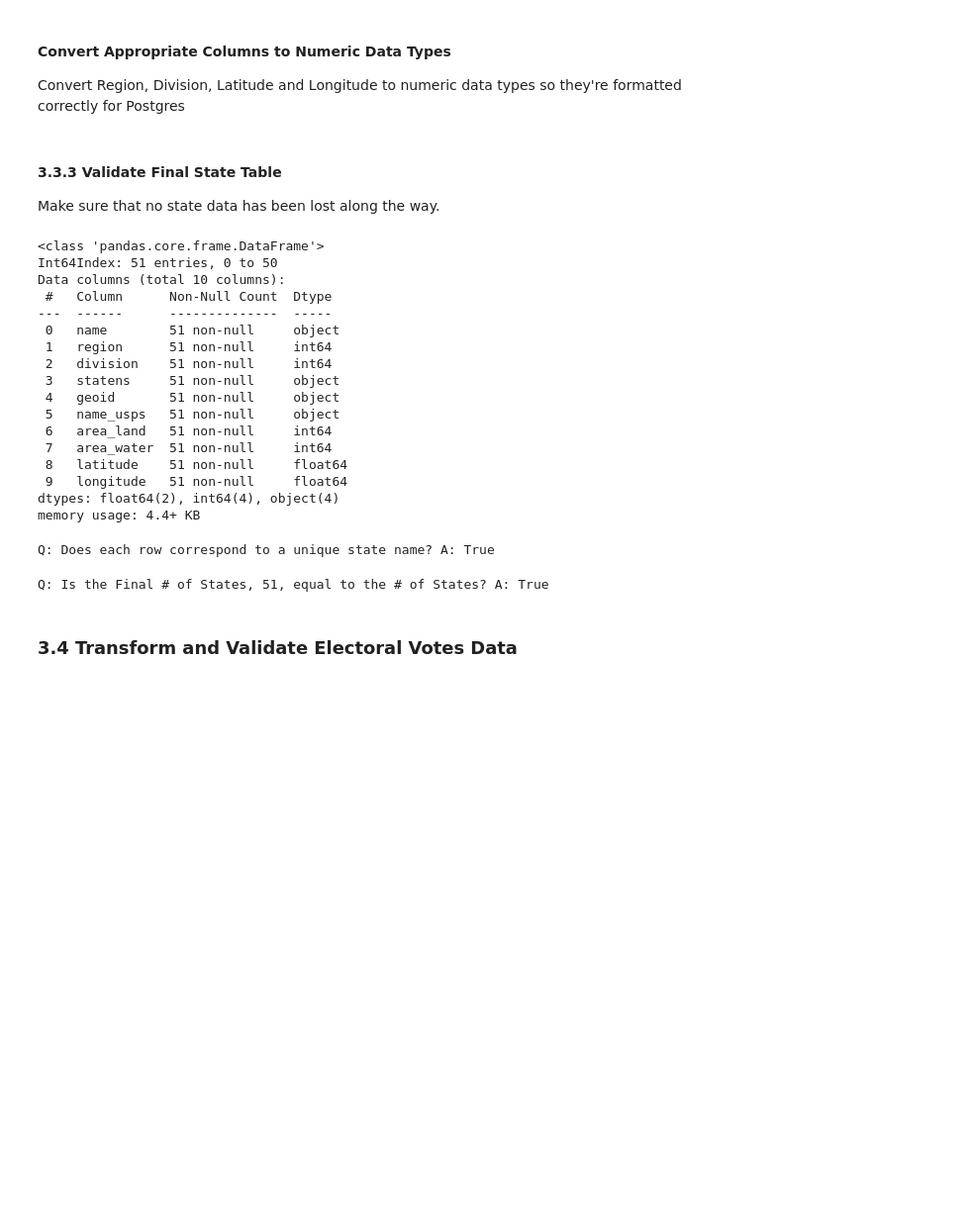
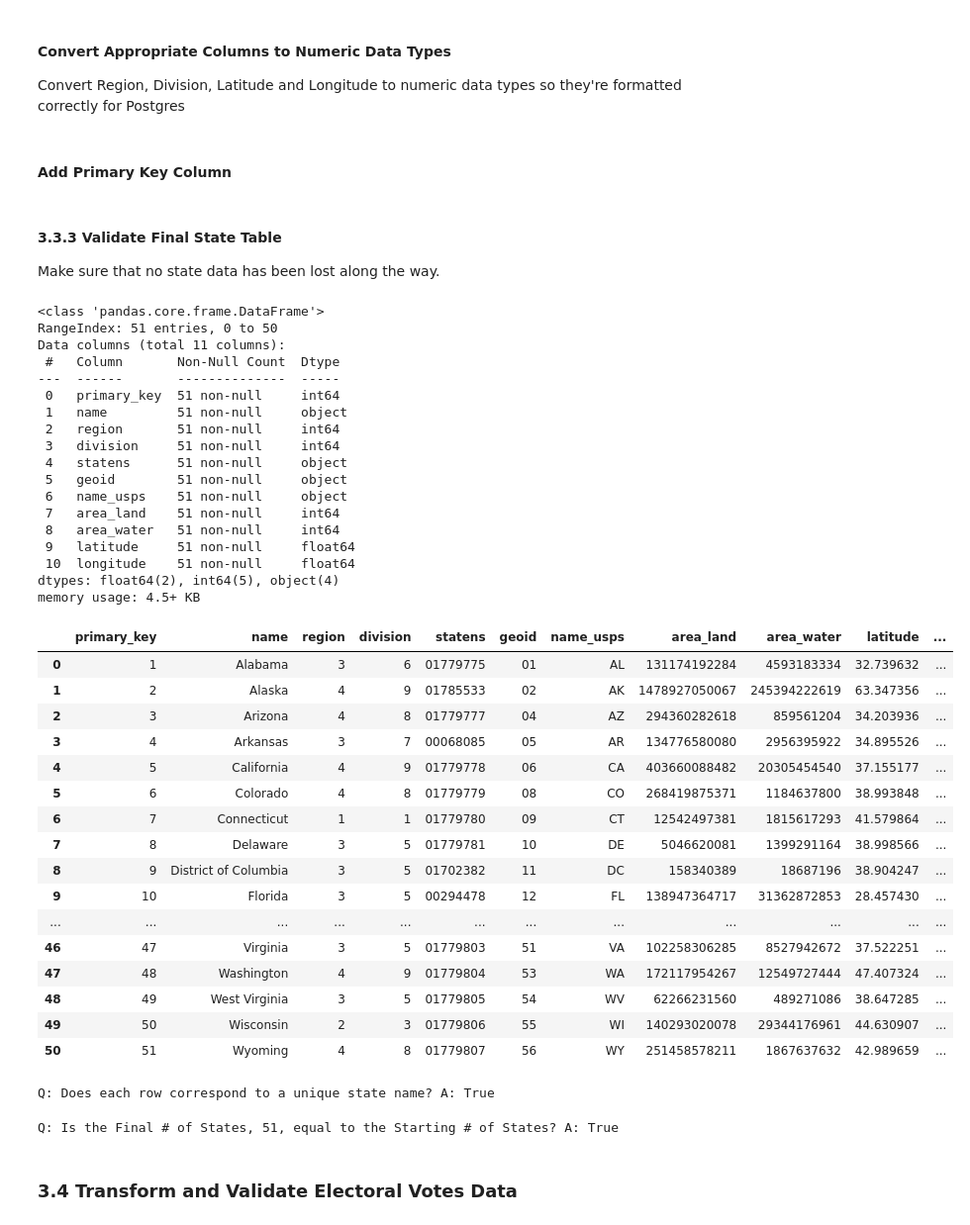
Before and after one commit to frederick-douglas-pearce/us-presidential-vote-analysis, a Jupyter notebook: step1_electoral_college_data.ipynb, the cells around one changed output. Shown at 99% size. Saved outputs shown, nothing was run; the diff lists cells and outputs as text; code cells hidden in the pictures; blank space fills up the shorter version.

Commit message:
Add primary key to state df

```diff
--- a/step1_electoral_college_data.ipynb
+++ b/step1_electoral_college_data.ipynb
@@ -947,6 +947,12 @@ state_df.rename(state_column_names, axis=1, inplace=True)
 Convert Region, Division, Latitude and Longitude to numeric data types so they're formatted correctly for Postgres
 # %%
 state_df = state_df.astype({'region': 'int', 'division': 'int', 'latitude': 'float', 'longitude': 'float'}, copy=False)
+# %% [markdown]
+#### Add Primary Key Column
+# %%
+state_df.reset_index(inplace=True)
+state_df.rename({'index': 'primary_key'}, axis=1, inplace=True)
+state_df['primary_key'] = state_df['primary_key'].map(lambda x: x+1)
 # %% [markdown]
 #### **3.3.3 Validate Final State Table**
 Make sure that no state data has been lost along the way.
@@ -954,31 +960,52 @@ Make sure that no state data has been lost along the way.
 state_df.info()
 # %% [output]
 <class 'pandas.core.frame.DataFrame'>
-Int64Index: 51 entries, 0 to 50
-Data columns (total 10 columns):
- #   Column      Non-Null Count  Dtype
----  ------      --------------  -----
- 0   name        51 non-null     object
- 1   region      51 non-null     int64
- 2   division    51 non-null     int64
- 3   statens     51 non-null     object
- 4   geoid       51 non-null     object
- 5   name_usps   51 non-null     object
- 6   area_land   51 non-null     int64
- 7   area_water  51 non-null     int64
- 8   latitude    51 non-null     float64
- 9   longitude   51 non-null     float64
-dtypes: float64(2), int64(4), object(4)
-memory usage: 4.4+ KB
+RangeIndex: 51 entries, 0 to 50
+Data columns (total 11 columns):
+ #   Column       Non-Null Count  Dtype
+---  ------       --------------  -----
+ 0   primary_key  51 non-null     int64
+ 1   name         51 non-null     object
+ 2   region       51 non-null     int64
+ 3   division     51 non-null     int64
+ 4   statens      51 non-null     object
+ 5   geoid        51 non-null     object
+ 6   name_usps    51 non-null     object
+ 7   area_land    51 non-null     int64
+ 8   area_water   51 non-null     int64
+ 9   latitude     51 non-null     float64
+ 10  longitude    51 non-null     float64
+dtypes: float64(2), int64(5), object(4)
+memory usage: 4.5+ KB
+# %%
+state_df
+# %% [output]
+|  | primary_key | name | region | division | statens | geoid | name_usps | area_land | area_water | latitude | ... |
+| 0 | 1 | Alabama | 3 | 6 | 01779775 | 01 | AL | 131174192284 | 4593183334 | 32.739632 | ... |
+| 1 | 2 | Alaska | 4 | 9 | 01785533 | 02 | AK | 1478927050067 | 245394222619 | 63.347356 | ... |
+| 2 | 3 | Arizona | 4 | 8 | 01779777 | 04 | AZ | 294360282618 | 859561204 | 34.203936 | ... |
+| 3 | 4 | Arkansas | 3 | 7 | 00068085 | 05 | AR | 134776580080 | 2956395922 | 34.895526 | ... |
+| 4 | 5 | California | 4 | 9 | 01779778 | 06 | CA | 403660088482 | 20305454540 | 37.155177 | ... |
+| 5 | 6 | Colorado | 4 | 8 | 01779779 | 08 | CO | 268419875371 | 1184637800 | 38.993848 | ... |
+| 6 | 7 | Connecticut | 1 | 1 | 01779780 | 09 | CT | 12542497381 | 1815617293 | 41.579864 | ... |
+| 7 | 8 | Delaware | 3 | 5 | 01779781 | 10 | DE | 5046620081 | 1399291164 | 38.998566 | ... |
+| 8 | 9 | District of Columbia | 3 | 5 | 01702382 | 11 | DC | 158340389 | 18687196 | 38.904247 | ... |
+| 9 | 10 | Florida | 3 | 5 | 00294478 | 12 | FL | 138947364717 | 31362872853 | 28.457430 | ... |
+| ... | ... | ... | ... | ... | ... | ... | ... | ... | ... | ... | ... |
+| 46 | 47 | Virginia | 3 | 5 | 01779803 | 51 | VA | 102258306285 | 8527942672 | 37.522251 | ... |
+| 47 | 48 | Washington | 4 | 9 | 01779804 | 53 | WA | 172117954267 | 12549727444 | 47.407324 | ... |
+| 48 | 49 | West Virginia | 3 | 5 | 01779805 | 54 | WV | 62266231560 | 489271086 | 38.647285 | ... |
+| 49 | 50 | Wisconsin | 2 | 3 | 01779806 | 55 | WI | 140293020078 | 29344176961 | 44.630907 | ... |
+| 50 | 51 | Wyoming | 4 | 8 | 01779807 | 56 | WY | 251458578211 | 1867637632 | 42.989659 | ... |
 # %%
 print(f"Q: Does each row correspond to a unique state name? A: {len(state_df) == len(state_df.drop_duplicates(subset='name'))}")
 # %% [output]
 Q: Does each row correspond to a unique state name? A: True
 # %%
 num_final_states = len(state_df)
-print(f"Q: Is the Final # of States, {num_final_states}, equal to the Starting # of States? A: {num_final_states==num_states}")
+print(f"Q: Is the Final # of States, {num_final_states}, equal to the Initial # of States? A: {num_final_states==num_states}")
 # %% [output]
-Q: Is the Final # of States, 51, equal to the # of States? A: True
+Q: Is the Final # of States, 51, equal to the Starting # of States? A: True
 # %% [markdown]
 ### 3.4 Transform and Validate Electoral Votes Data
 # %% [markdown]
```
Also changed, not shown: parts of 1 cell of this notebook.
